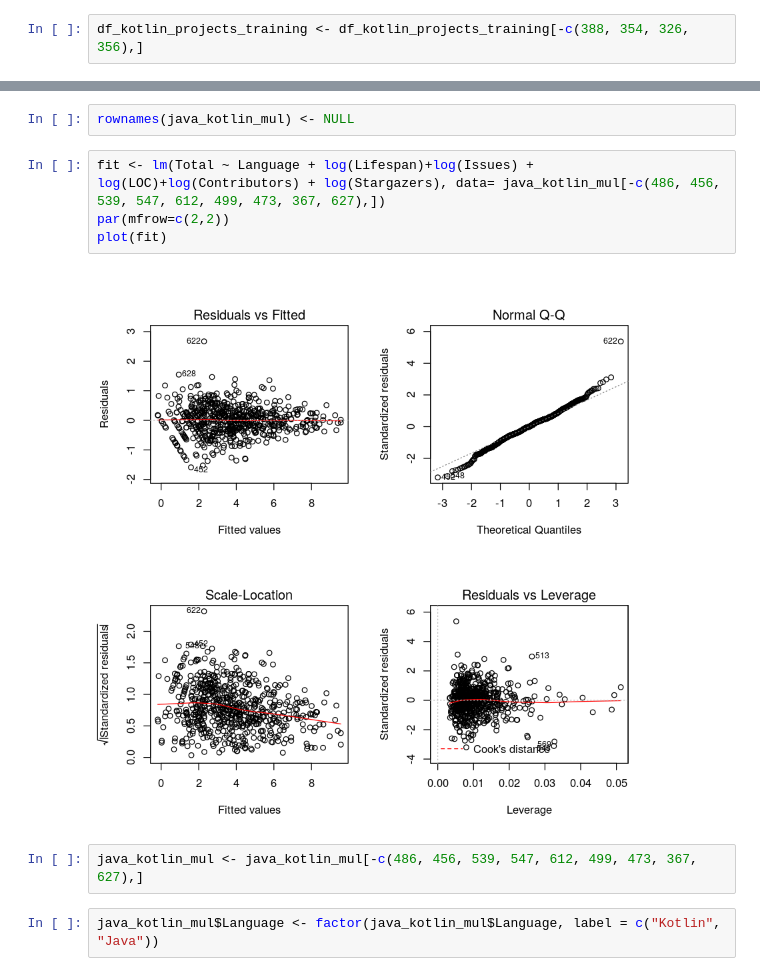
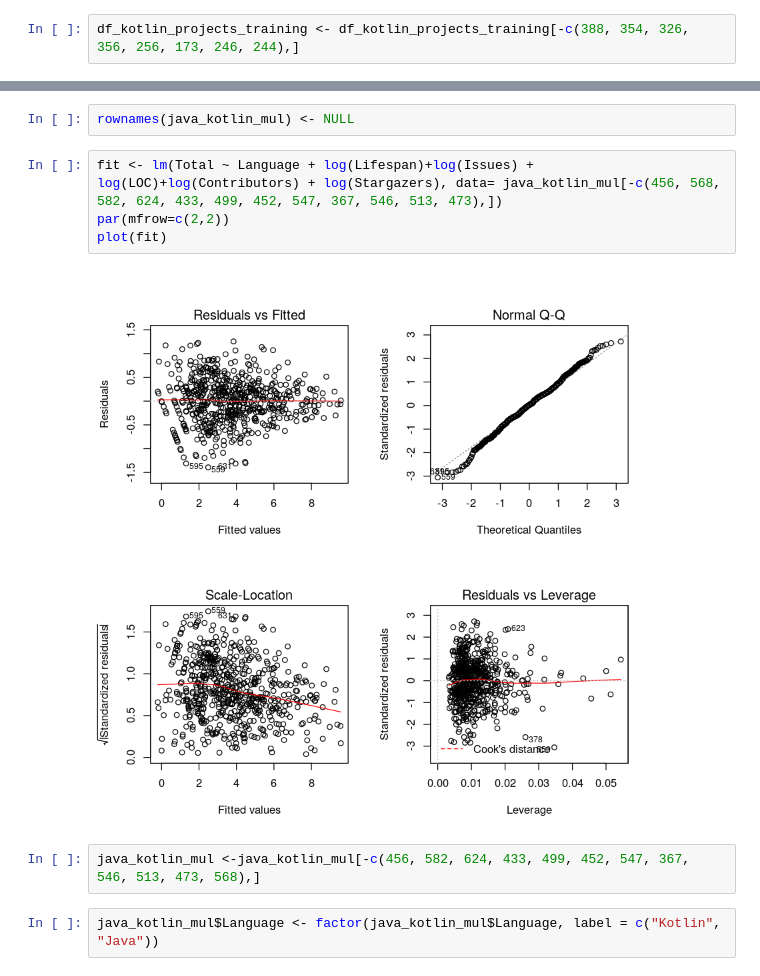
Before and after one commit to SimonHellbrueck/BT_Repository_Mining, a Jupyter notebook: regressiondiagnostics.ipynb, the cells around one changed output, grey strips where cells are left out. Saved outputs shown, nothing was run; the diff lists cells and outputs as text.

```diff
--- a/regressiondiagnostics.ipynb
+++ b/regressiondiagnostics.ipynb
@@ -374,7 +390,7 @@ plot(fit)
 # %%
 rownames(df_kotlin_projects_training) <- NULL
 # %%
-df_kotlin_projects_training <- df_kotlin_projects_training[-c(388, 354, 326, 356),]
+df_kotlin_projects_training <- df_kotlin_projects_training[-c(388, 354, 326, 356, 256, 173, 246, 244),]
 # %%
 fit <- lm(Total ~ log(LOC), data=df_kotlin_projects_training)
 par(mfrow=c(2,2))
@@ -480,13 +517,13 @@ plot(fit)
 # %%
 rownames(java_kotlin_mul) <- NULL
 # %%
-fit <- lm(Total ~ Language + log(Lifespan)+log(Issues) + log(LOC)+log(Contributors) + log(Stargazers), data= java_kotlin_mul[-c(486, 456, 539, 547, 612, 499, 473, 367, 627),])
+fit <- lm(Total ~ Language + log(Lifespan)+log(Issues) + log(LOC)+log(Contributors) + log(Stargazers), data= java_kotlin_mul[-c(456, 568, 582, 624, 433, 499, 452, 547, 367, 546, 513, 473),])
 par(mfrow=c(2,2))
 plot(fit)
 # %% [output]
-[figure, old version]
+[figure, new version]
-# %%
-java_kotlin_mul <- java_kotlin_mul[-c(486, 456, 539, 547, 612, 499, 473, 367, 627),]
+# %%
+java_kotlin_mul <-java_kotlin_mul[-c(456, 582, 624, 433, 499, 452, 547, 367, 546, 513, 473, 568),]
 # %%
 java_kotlin_mul$Language <- factor(java_kotlin_mul$Language, label = c("Kotlin", "Java"))
 # %%
```
Also changed, not shown: parts of 24 cells of this notebook.
